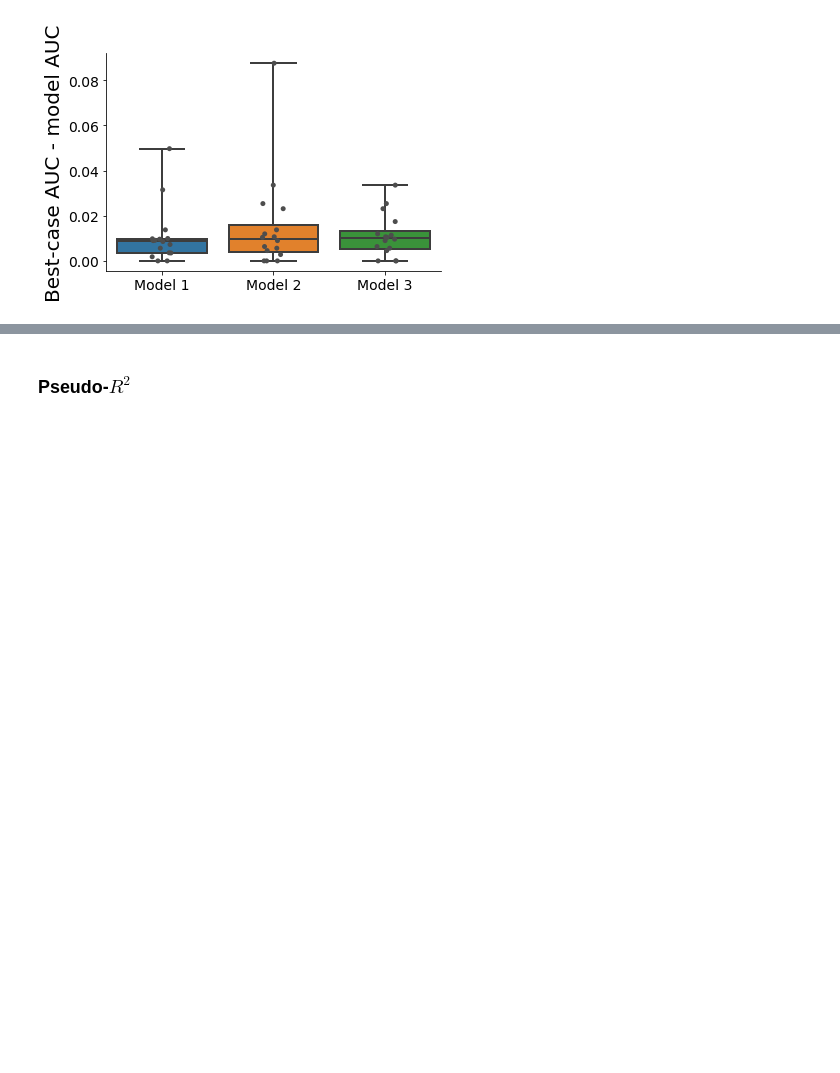
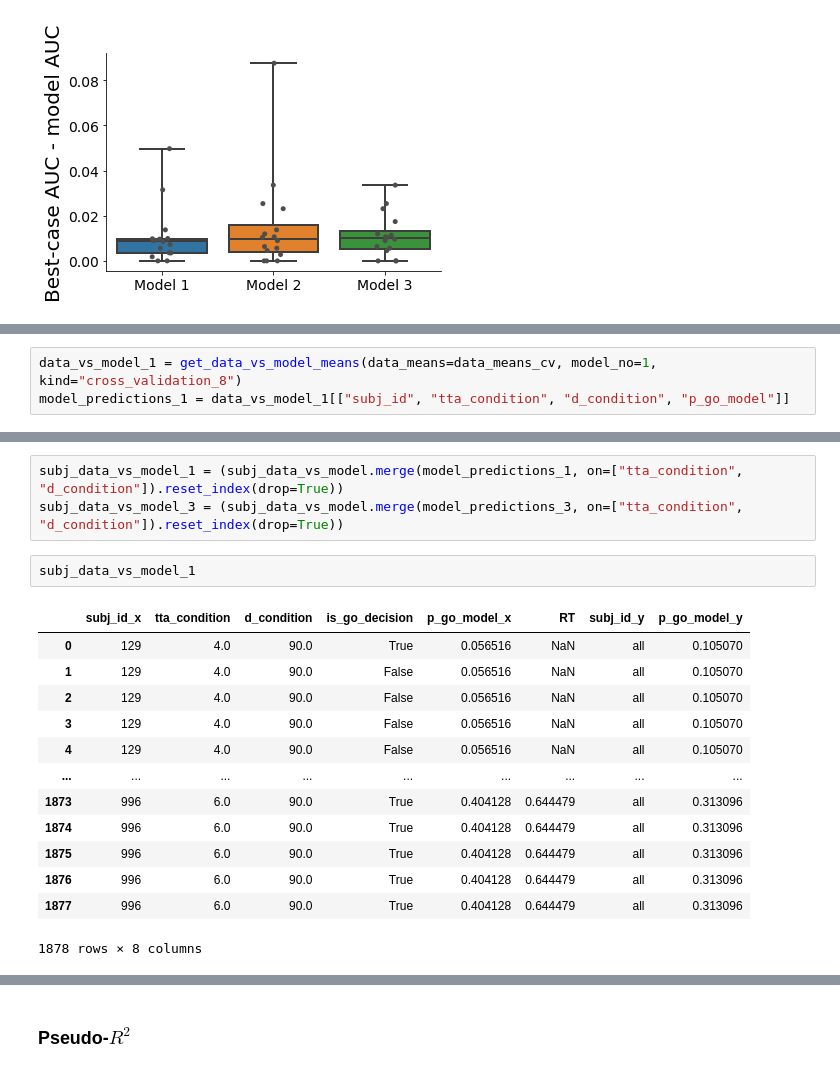
Before and after one commit to cherepaha/evidence_accumulation_in_gap_acceptance, a Jupyter notebook: data_and_model_analysis/06_supplementary_figures.ipynb, the cells around one changed output, grey strips where cells are left out. Saved outputs shown, nothing was run; the diff lists cells and outputs as text; blank space fills up the shorter version.

```diff
--- a/data_and_model_analysis/06_supplementary_figures.ipynb
+++ b/data_and_model_analysis/06_supplementary_figures.ipynb
@@ -353,0 +373,3 @@ plt.savefig("../output/fig_SI_AUC_diff.png", bbox_inches="tight")
+# %%
+data_vs_model_1 = get_data_vs_model_means(data_means=data_means_cv, model_no=1, kind="cross_validation_8")
+model_predictions_1 = data_vs_model_1[["subj_id", "tta_condition", "d_condition", "p_go_model"]]
@@ -353,0 +409,19 @@ plt.savefig("../output/fig_SI_AUC_diff.png", bbox_inches="tight")
+# %%
+subj_data_vs_model_1 = (subj_data_vs_model.merge(model_predictions_1, on=["tta_condition", "d_condition"]).reset_index(drop=True))
+subj_data_vs_model_3 = (subj_data_vs_model.merge(model_predictions_3, on=["tta_condition", "d_condition"]).reset_index(drop=True))
+# %%
+subj_data_vs_model_1
+# %% [output]
+|  | subj_id_x | tta_condition | d_condition | is_go_decision | p_go_model_x | RT | subj_id_y | p_go_model_y |
+| 0 | 129 | 4.0 | 90.0 | True | 0.056516 | NaN | all | 0.105070 |
+| 1 | 129 | 4.0 | 90.0 | False | 0.056516 | NaN | all | 0.105070 |
+| 2 | 129 | 4.0 | 90.0 | False | 0.056516 | NaN | all | 0.105070 |
+| 3 | 129 | 4.0 | 90.0 | False | 0.056516 | NaN | all | 0.105070 |
+| 4 | 129 | 4.0 | 90.0 | False | 0.056516 | NaN | all | 0.105070 |
+| ... | ... | ... | ... | ... | ... | ... | ... | ... |
+| 1873 | 996 | 6.0 | 90.0 | True | 0.404128 | 0.644479 | all | 0.313096 |
+| 1874 | 996 | 6.0 | 90.0 | True | 0.404128 | 0.644479 | all | 0.313096 |
+| 1875 | 996 | 6.0 | 90.0 | True | 0.404128 | 0.644479 | all | 0.313096 |
+| 1876 | 996 | 6.0 | 90.0 | True | 0.404128 | 0.644479 | all | 0.313096 |
+| 1877 | 996 | 6.0 | 90.0 | True | 0.404128 | 0.644479 | all | 0.313096 |
+1878 rows × 8 columns
```
Also changed, not shown: parts of 21 cells of this notebook, 8 other files.
